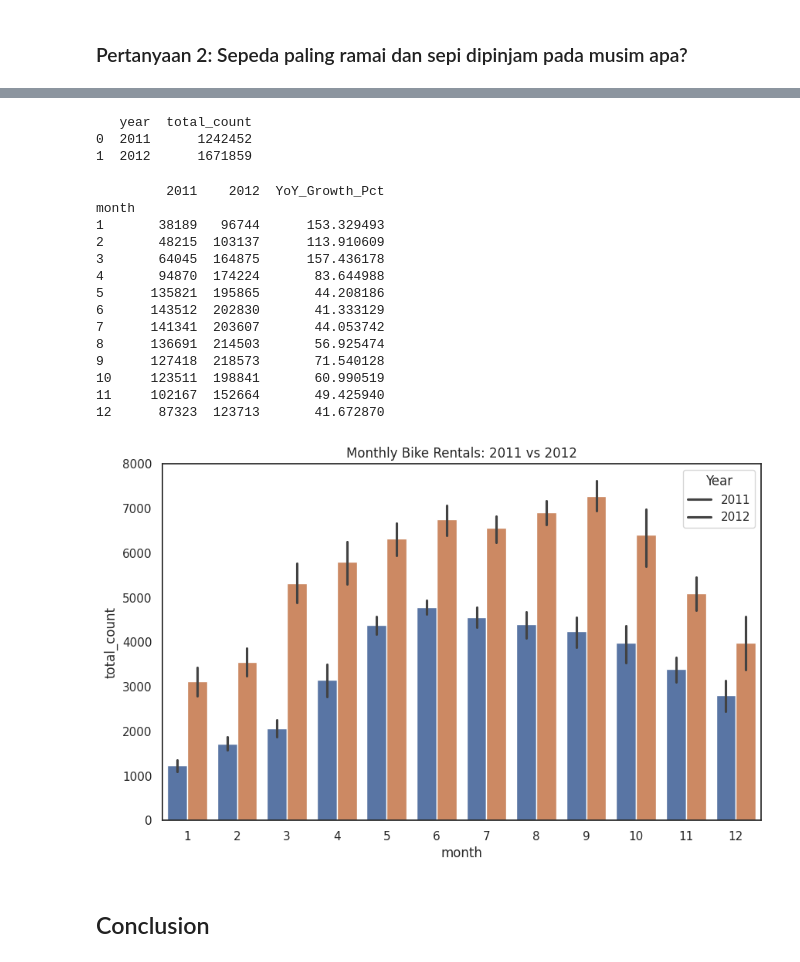
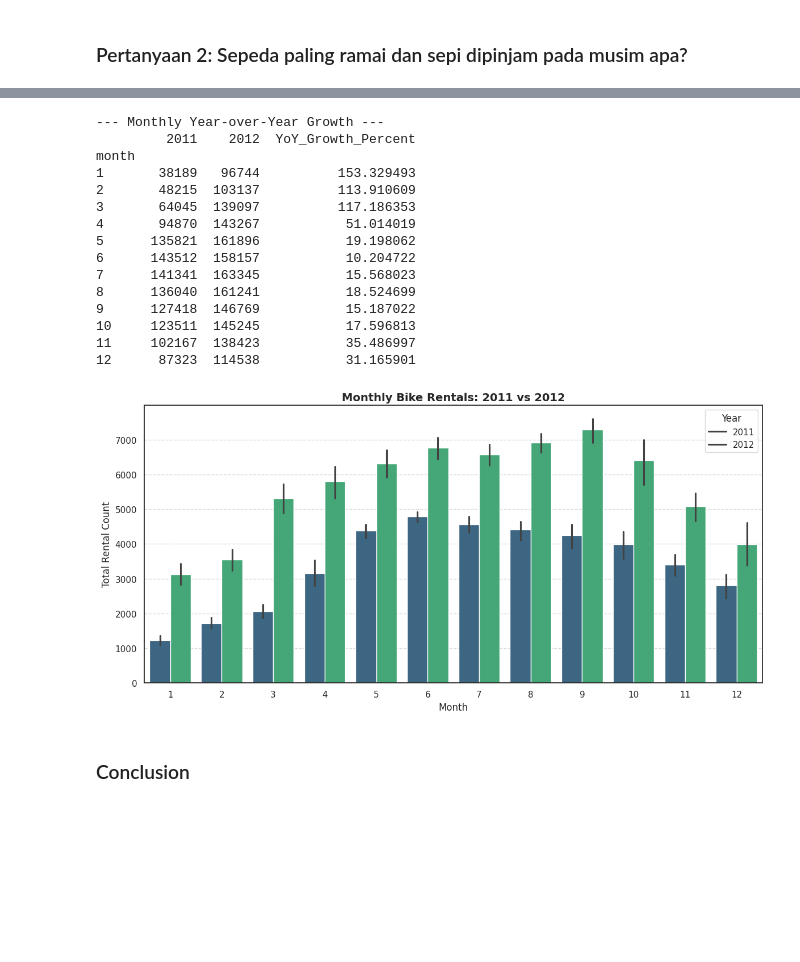
Before and after one commit to thoriqkemal/Belajar-Analisis-Data-dengan-Python, a Jupyter notebook: notebook.ipynb, the cells around one changed output, grey strips where cells are left out. Cells and saved outputs as stored; diff of their text form; code cells hidden in the pictures; blank space fills up the shorter version.

```diff
--- a/notebook.ipynb
+++ b/notebook.ipynb
@@ -448,42 +352,40 @@ plt.show()
-# %%
-# Grouping by year to compare 2011 (0) and 2012 (1)
-yoy_performance = hour_df.groupby('year')['total_count'].sum().reset_index()
-yoy_performance['year'] = yoy_performance['year'].map({0: 2011, 1: 2012})
-print(yoy_performance)
-# %% [output]
-   year  total_count
-0  2011      1242452
-1  2012      1671859
 # %%
-# Create a pivot table for months and years
-monthly_yoy = day_df.groupby(['month', 'year'])['total_count'].sum().unstack()
+monthly_yoy = hour_df.groupby(['month', 'year'])['total_count'].sum().unstack()
 monthly_yoy.columns = ['2011', '2012']
+monthly_yoy['YoY_Growth_Percent'] = monthly_yoy.pct_change(axis='columns')['2012'] * 100
 
-# Calculate percentage growth
-monthly_yoy['YoY_Growth_Pct'] = ((monthly_yoy['2012'] - monthly_yoy['2011']) / monthly_yoy['2011']) * 100
+print("--- Monthly Year-over-Year Growth ---")
 print(monthly_yoy)
 # %% [output]
-         2011    2012  YoY_Growth_Pct
+--- Monthly Year-over-Year Growth ---
+         2011    2012  YoY_Growth_Percent
 month
-1       38189   96744      153.329493
-2       48215  103137      113.910609
-3       64045  164875      157.436178
-4       94870  174224       83.644988
-5      135821  195865       44.208186
-6      143512  202830       41.333129
-7      141341  203607       44.053742
-8      136691  214503       56.925474
-9      127418  218573       71.540128
-10     123511  198841       60.990519
-11     102167  152664       49.425940
-12      87323  123713       41.672870
+1       38189   96744          153.329493
+2       48215  103137          113.910609
+3       64045  139097          117.186353
+4       94870  143267           51.014019
+5      135821  161896           19.198062
+6      143512  158157           10.204722
+7      141341  163345           15.568023
+8      136040  161241           18.524699
+9      127418  146769           15.187022
+10     123511  145245           17.596813
+11     102167  138423           35.486997
+12      87323  114538           31.165901
 # %%
-plt.figure(figsize=(10,6))
-sns.barplot(data=day_df, x='month', y='total_count', hue='year')
-plt.title('Monthly Bike Rentals: 2011 vs 2012')
+plt.figure(figsize=(12, 6))
+
+sns.barplot(data=day_df, x='month', y='total_count', hue='year', palette='viridis')
+
+plt.title('Monthly Bike Rentals: 2011 vs 2012', fontsize=14, fontweight='bold')
+plt.xlabel('Month', fontsize=12)
+plt.ylabel('Total Rental Count', fontsize=12)
 plt.legend(title='Year', labels=['2011', '2012'])
+plt.grid(axis='y', linestyle='--', alpha=0.7)
+
+plt.tight_layout()
 plt.show()
 # %% [output]
-[figure, old version]
+[figure, new version]
 # %% [markdown]
-## Conclusion
+### Conclusion
```
Also changed, not shown: parts of 17 cells of this notebook, 2 other files.
